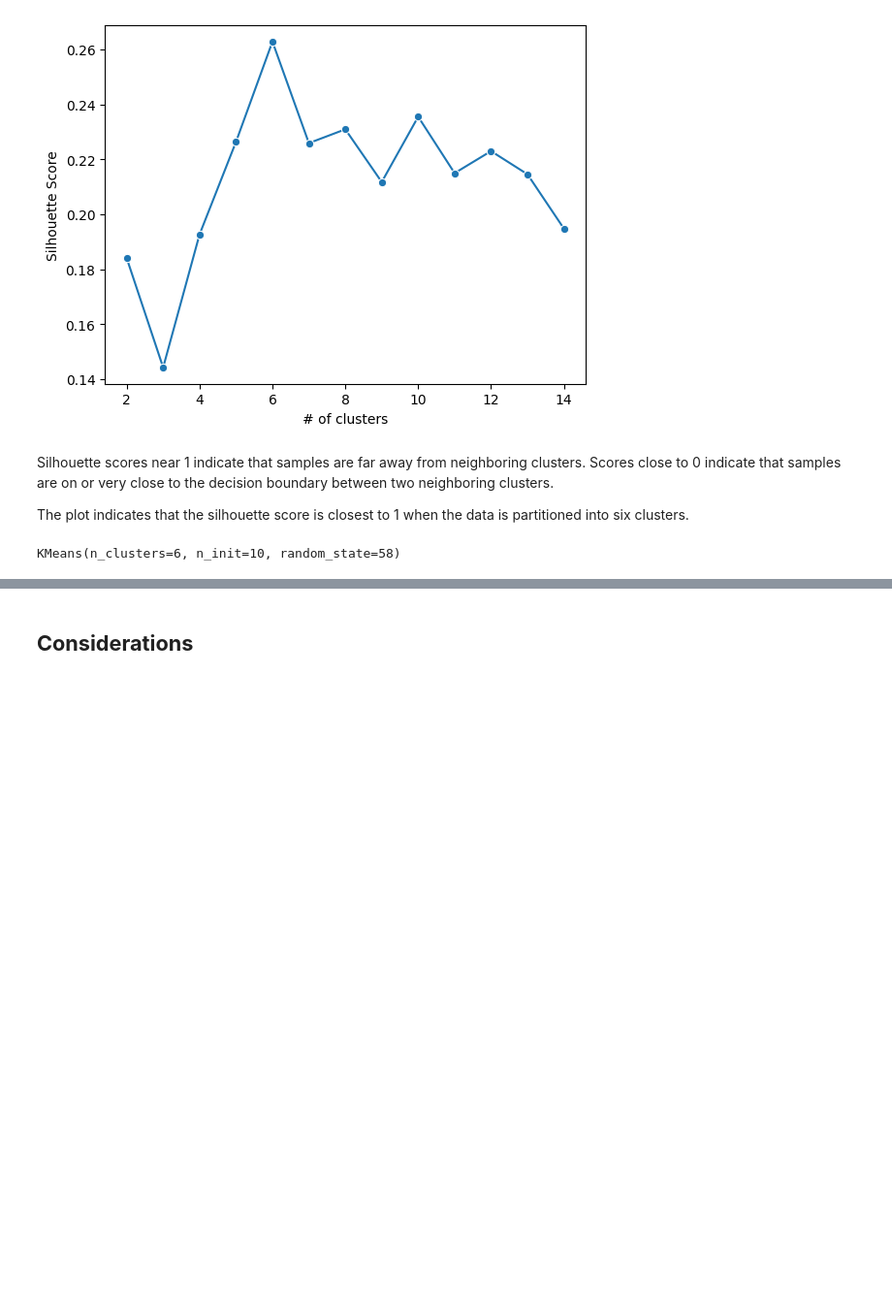
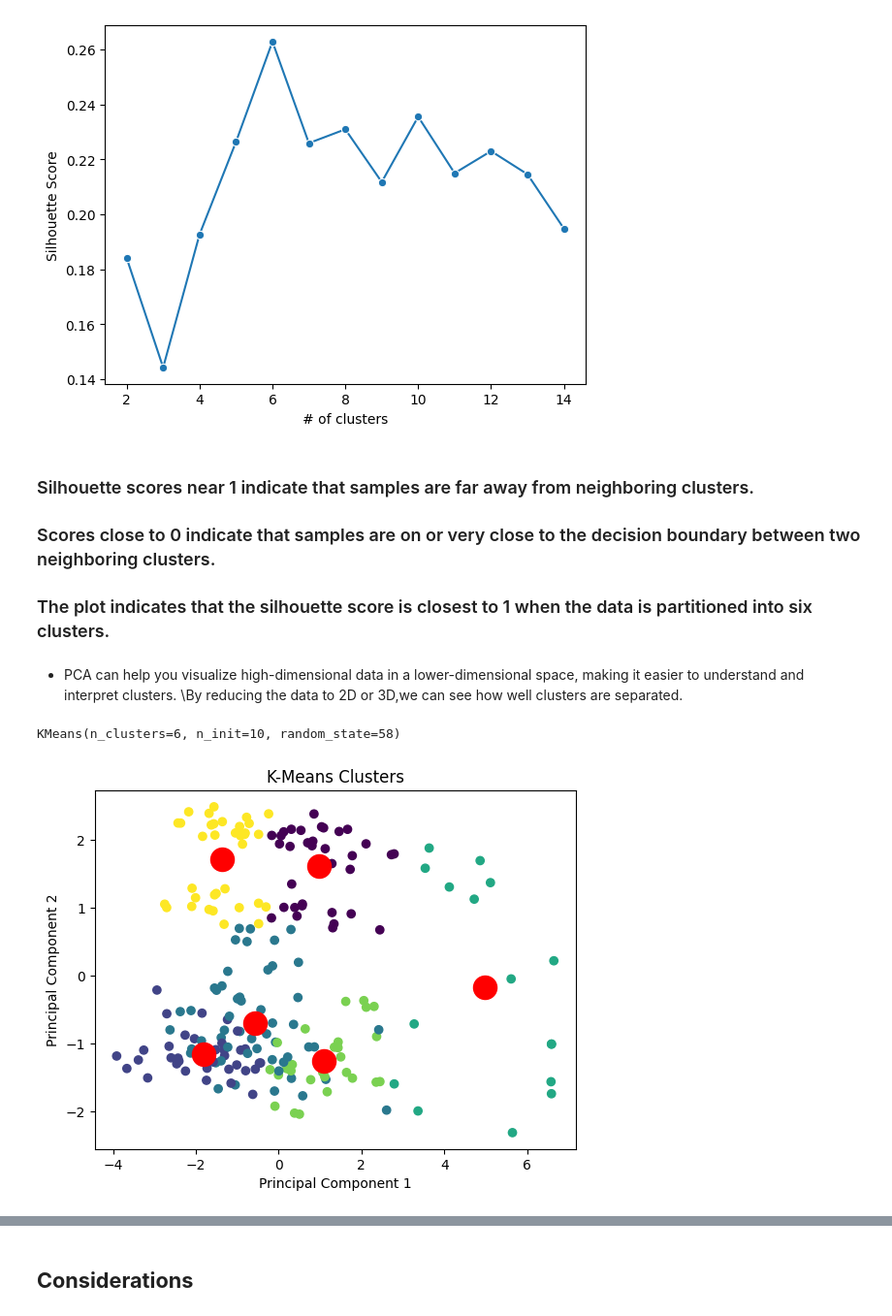
Before and after one commit to hashan068/ml-p02-employability-Graduates-uok, a Jupyter notebook: employability_of_Graduates.ipynb, the cells around one changed output, grey strips where cells are left out. Shown at 97% size. Drawn from its saved outputs; the diff is of its cells as text; code cells hidden in the pictures; blank space fills up the shorter version.

```diff
--- a/employability_of_Graduates.ipynb
+++ b/employability_of_Graduates.ipynb
@@ -519,9 +522,13 @@ plot.set_ylabel("Silhouette Score");
 [figure]
 # %% [markdown]
 
-Silhouette scores near 1 indicate that samples are far away from neighboring clusters. Scores close to 0 indicate that samples are on or very close to the decision boundary between two neighboring clusters.
+### Silhouette scores near 1 indicate that samples are far away from neighboring clusters.
+### Scores close to 0 indicate that samples are on or very close to the decision boundary between two neighboring clusters.
 
-The plot indicates that the silhouette score is closest to 1 when the data is partitioned into six clusters.
+### The plot indicates that the silhouette score is closest to 1 when the data is partitioned into six clusters.
+# %% [markdown]
+* PCA can help you visualize high-dimensional data in a lower-dimensional space, making it easier to understand and interpret clusters.
+\By reducing the data to 2D or 3D,we can see how well clusters are separated.
 # %%
 # Reduce dimensionality using PCA
 pca = PCA(n_components=3)
@@ -536,5 +543,24 @@ KMeans(n_clusters=6, n_init=10, random_state=58)
 # %%
 # Add cluster labels to the DataFrame
 df['Cluster'] = kmeans.labels_
+# %%
+# Get the cluster labels
+labels = kmeans.labels_
+
+# Create a scatter plot of the clusters
+plt.scatter(X_pca[:, 0], X_pca[:, 1], c=labels, cmap='viridis')
+
+# Plot the cluster centers
+plt.scatter(kmeans.cluster_centers_[:, 0], kmeans.cluster_centers_[:, 1], s=300, c='red')
+
+# Add a title and labels
+plt.title('K-Means Clusters')
+plt.xlabel('Principal Component 1')
+plt.ylabel('Principal Component 2')
+
+# Show the plot
+plt.show()
+# %% [output]
+[figure, added]
 # %%
 # Create a color map for clusters
```
Also changed, not shown: parts of 16 cells of this notebook.
